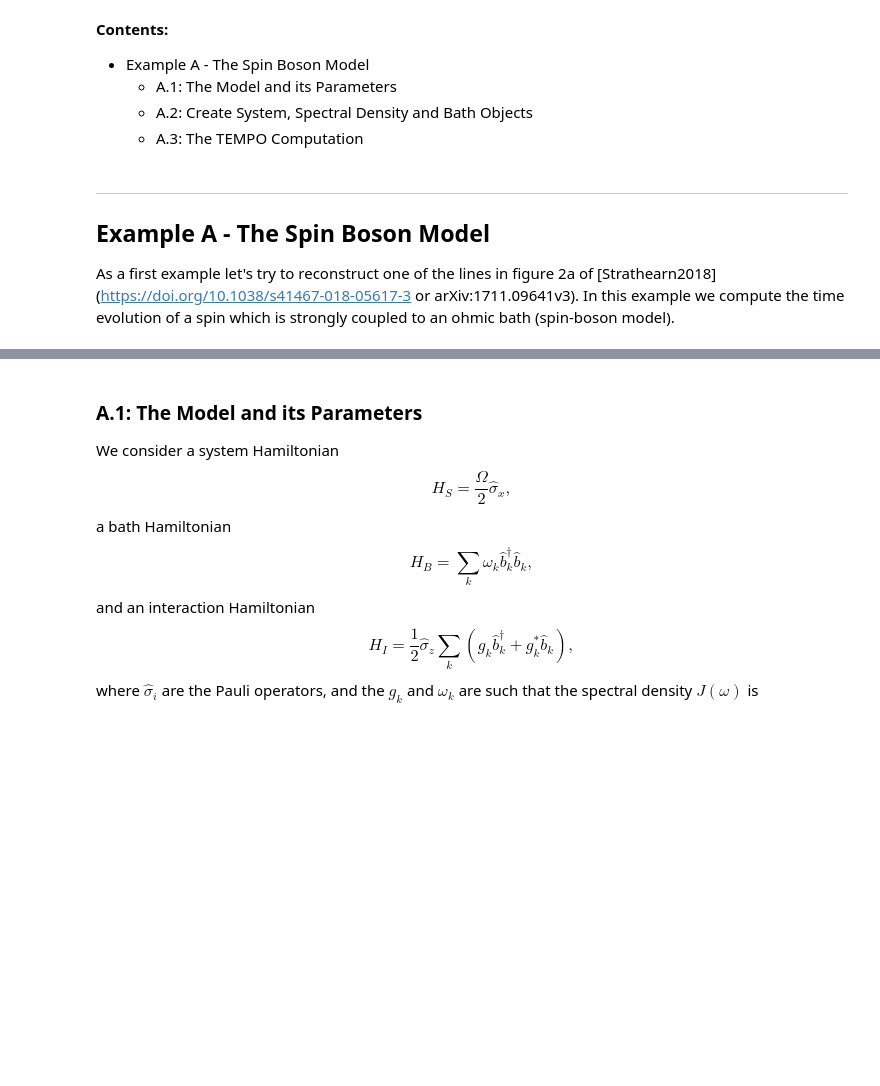
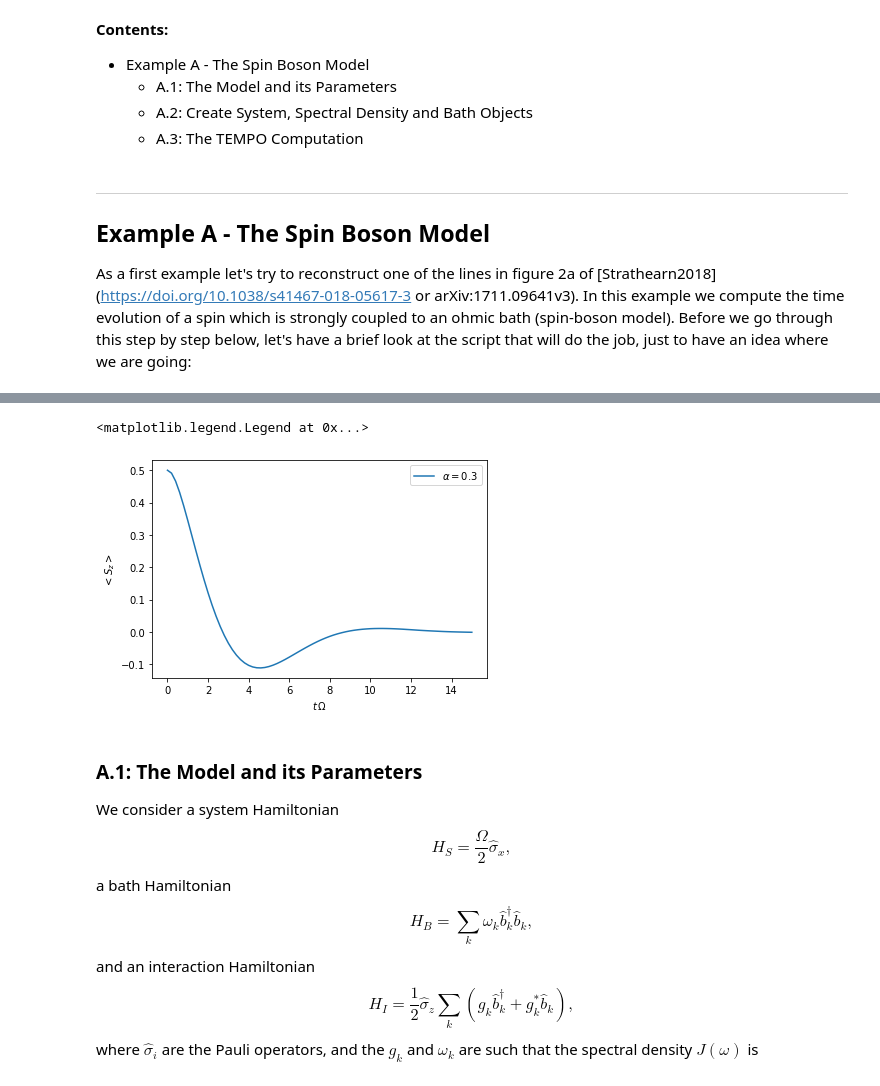
Before and after one commit to tempoCollaboration/OQuPy, a Jupyter notebook: tutorial.ipynb, the cells around one changed output, grey strips where cells are left out. Drawn from its saved outputs; the diff is of its cells as text; code cells hidden in the pictures; blank space fills up the shorter version.

```diff
--- a/tutorial.ipynb
+++ b/tutorial.ipynb
@@ -23,4 +23,27 @@ tempo.__version__
 -------------------------------------------------
 ## Example A - The Spin Boson Model
 
-As a first example let's try to reconstruct one of the lines in figure 2a of [Strathearn2018] (https://doi.org/10.1038/s41467-018-05617-3 or arXiv:1711.09641v3). In this example we compute the time evolution of a spin which is strongly coupled to an ohmic bath (spin-boson model).
+As a first example let's try to reconstruct one of the lines in figure 2a of [Strathearn2018] (https://doi.org/10.1038/s41467-018-05617-3 or arXiv:1711.09641v3). In this example we compute the time evolution of a spin which is strongly coupled to an ohmic bath (spin-boson model). Before we go through this step by step below, let's have a brief look at the script that will do the job, just to have an idea where we are going:
+# %%
+Omega = 1.0
+omega_cutoff = 5.0
+alpha = 0.3
+
+system = tempo.System(0.5 * Omega * tempo.operators.sigma("x"))
+correlations = tempo.PowerLawSD(alpha=alpha, zeta=1, cutoff=omega_cutoff, cutoff_type='exponential')
+bath = tempo.Bath(0.5 * tempo.operators.sigma("z"), correlations)
+tempo_parameters = tempo.TempoParameters(dt=0.2, dkmax=30, epsrel=10**(-5))
+
+dynamics = tempo.tempo_compute(system=system,
+                               bath=bath,
+                               initial_state=tempo.operators.spin_dm("up"),
+                               start_time=0.0,
+                               end_time=15.0,
+                               parameters=tempo_parameters)
+t, s_z = dynamics.expectations(0.5*tempo.operators.sigma("z"), real=True)
+
+plt.plot(t, s_z, label=r'$\alpha=0.3$')
+plt.xlabel(r'$t\,\Omega$')
+plt.ylabel(r'$<S_z>$')
+plt.legend()
+# %% [output]
@@ -27,3 +52,5 @@ As a first example let's try to reconstruct one of the lines in figure 2a of [St
+<matplotlib.legend.Legend at 0x...>
+[figure, added]
 # %% [markdown]
 ### A.1: The Model and its Parameters
 We consider a system Hamiltonian
```
Also changed, not shown: parts of 10 cells of this notebook, 17 other files.
